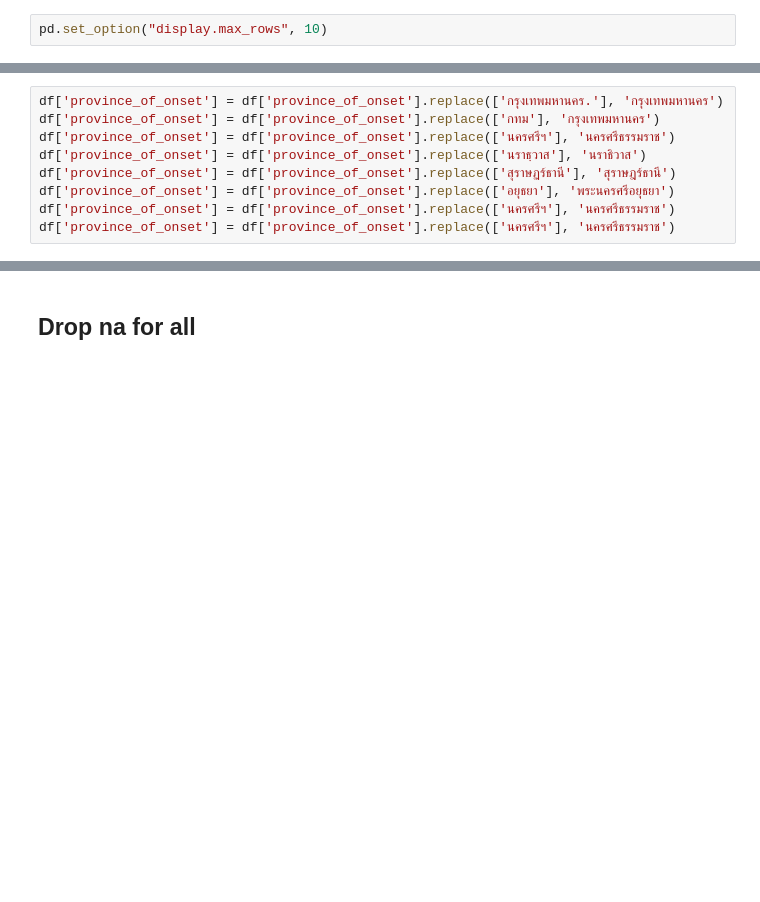
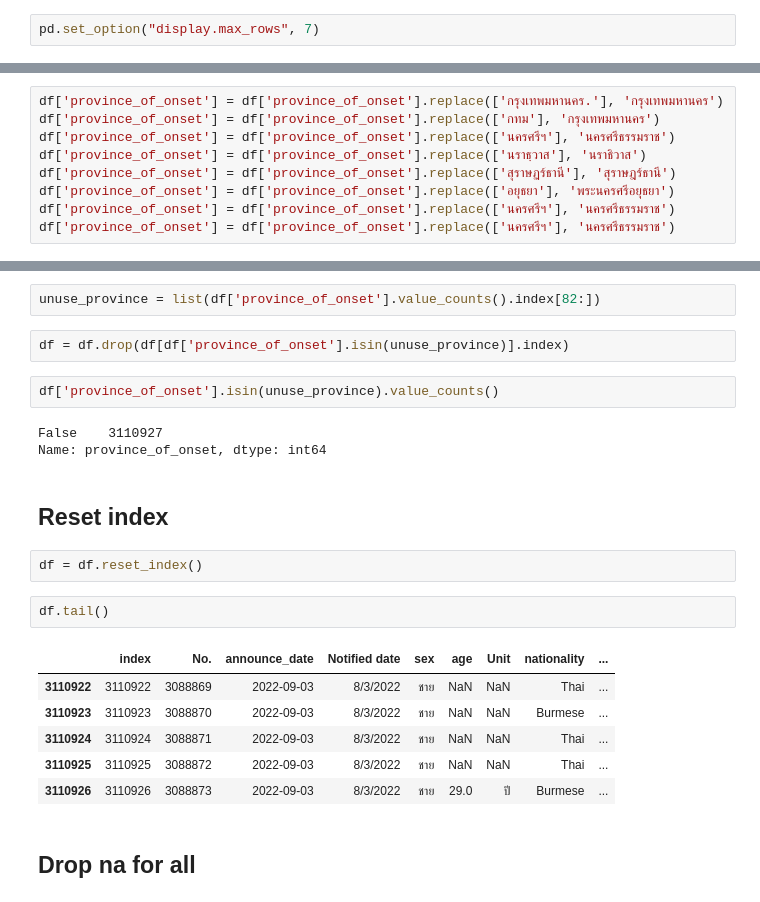
Before and after one commit to macgyver121/DADS5001, a Jupyter notebook: Exercise/Midterm_DADS5001.ipynb, the cells around one changed output, grey strips where cells are left out. Drawn from its saved outputs; the diff is of its cells as text; blank space fills up the shorter version.

```diff
--- a/Exercise/Midterm_DADS5001.ipynb
+++ b/Exercise/Midterm_DADS5001.ipynb
@@ -582,7 +596,7 @@ Name: new_risk, Length: 18, dtype: int64
 # %% [markdown]
 ## cleaning Data [province_of_onset]
 # %%
-pd.set_option("display.max_rows", 10)
+pd.set_option("display.max_rows", 7)
 # %% [markdown]
 ### delete white space
 # %%
@@ -731,3 +715,25 @@ df.head(20)
+# %%
+unuse_province = list(df['province_of_onset'].value_counts().index[82:])
+# %%
+df = df.drop(df[df['province_of_onset'].isin(unuse_province)].index)
+# %%
+df['province_of_onset'].isin(unuse_province).value_counts()
+# %% [output]
+False    3110927
+Name: province_of_onset, dtype: int64
+# %% [markdown]
+## Reset index
+# %%
+df = df.reset_index()
+# %%
+df.tail()
+# %% [output]
+|  | index | No. | announce_date | Notified date | sex | age | Unit | nationality | ... |
+| 3110922 | 3110922 | 3088869 | 2022-09-03 | 8/3/2022 | ชาย | NaN | NaN | Thai | ... |
+| 3110923 | 3110923 | 3088870 | 2022-09-03 | 8/3/2022 | ชาย | NaN | NaN | Burmese | ... |
+| 3110924 | 3110924 | 3088871 | 2022-09-03 | 8/3/2022 | ชาย | NaN | NaN | Thai | ... |
+| 3110925 | 3110925 | 3088872 | 2022-09-03 | 8/3/2022 | ชาย | NaN | NaN | Thai | ... |
+| 3110926 | 3110926 | 3088873 | 2022-09-03 | 8/3/2022 | ชาย | 29.0 | ปี | Burmese | ... |
 # %% [markdown]
 ## Drop na for all
 # %%
```
Also changed, not shown: parts of 47 cells of this notebook.
